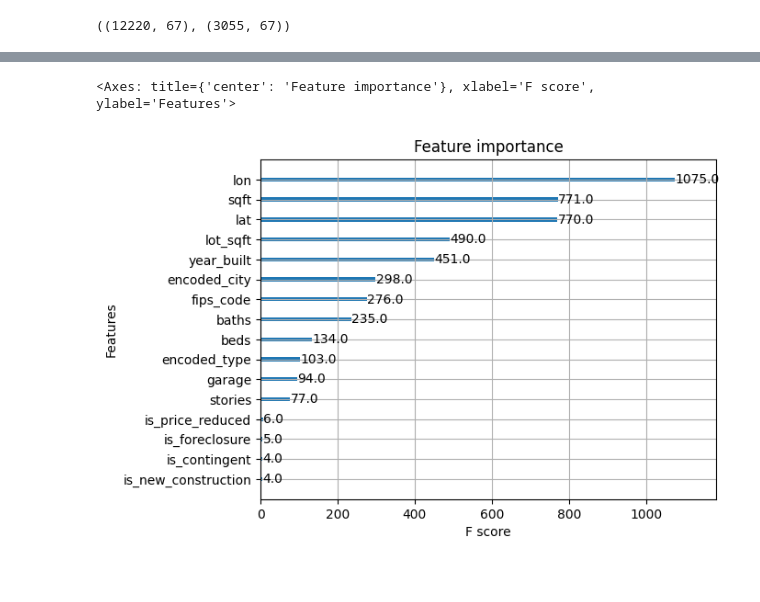
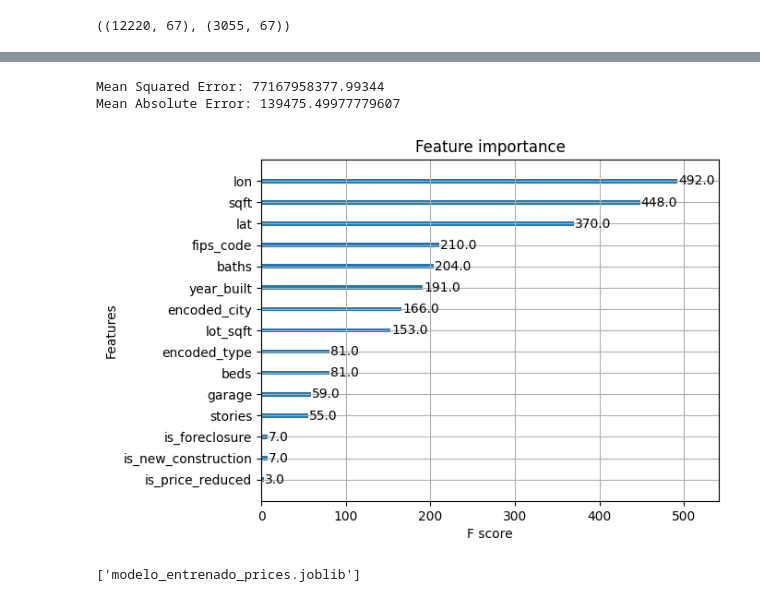
Before and after one commit to HandyFacts/recomendacion_mercado_inmobiliario, a Jupyter notebook: data_science/Modelo/Modelo_prices_houses.ipynb, the cells around one changed output, grey strips where cells are left out. Cells and saved outputs as stored; diff of their text form; code cells hidden in the pictures; blank space fills up the shorter version.

```diff
--- a/data_science/Modelo/Modelo_prices_houses.ipynb
+++ b/data_science/Modelo/Modelo_prices_houses.ipynb
@@ -637,5 +647,7 @@ x_train.shape, x_test.shape
 # %%
-model = XGBRegressor()
+model = XGBRegressor(objective='reg:squarederror')
+# %%
+grid_search = GridSearchCV(estimator=model, param_grid=param_grid, cv=5, scoring='neg_mean_squared_error', verbose=1, n_jobs=-1)
 # %%
-model.fit(x_train,y_train)
+grid_search.fit(x_train, y_train)
 # %% [output]
@@ -652,0 +672,3 @@ XGBRegressor(base_score=None, booster=None, callbacks=None,
+# %%
+best_params = grid_search.best_params_
+best_model = grid_search.best_estimator_
@@ -653,5 +687,21 @@ XGBRegressor(base_score=None, booster=None, callbacks=None,
+# %%
+mse = mean_squared_error(y_test, y_pred)
+mae = mean_absolute_error(y_test, y_pred)
+
+print("Mean Squared Error:", mse)
+print("Mean Absolute Error:", mae)
+# %% [output]
+Mean Squared Error: 77167958377.99344
+Mean Absolute Error: 139475.49977779607
 # %%
-xgb.plot_importance(model)
+xgb.plot_importance(best_model)
+plt.show()
 # %% [output]
-<Axes: title={'center': 'Feature importance'}, xlabel='F score', ylabel='Features'>
-[figure, old version]
+[figure, new version]
+# %%
+import joblib
+modelo_guardado = 'modelo_entrenado_prices.joblib'
+
+joblib.dump(best_model, modelo_guardado)
+# %% [output]
+['modelo_entrenado_prices.joblib']
```
Also changed, not shown: parts of 14 cells of this notebook, 1 other file.
